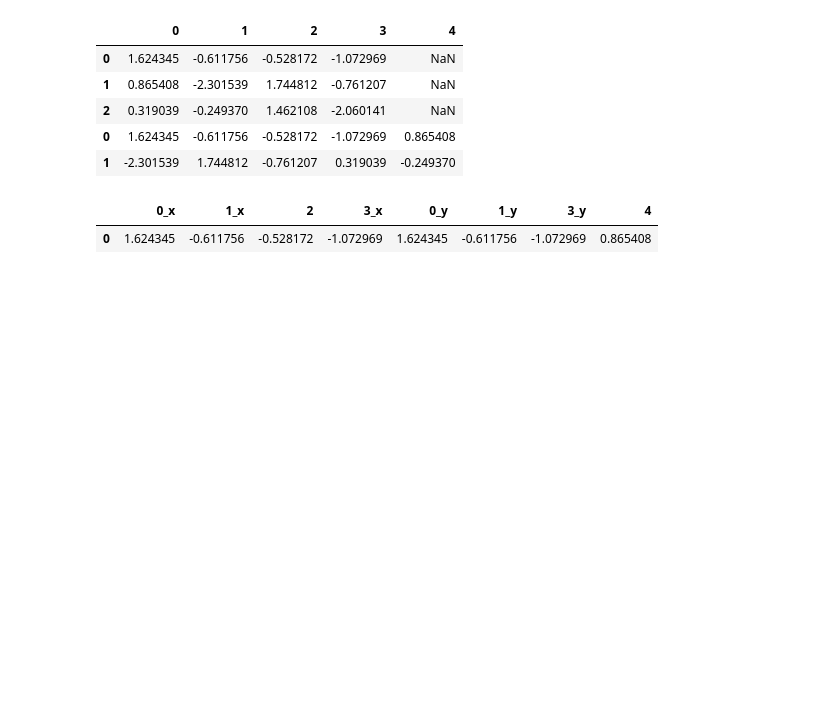
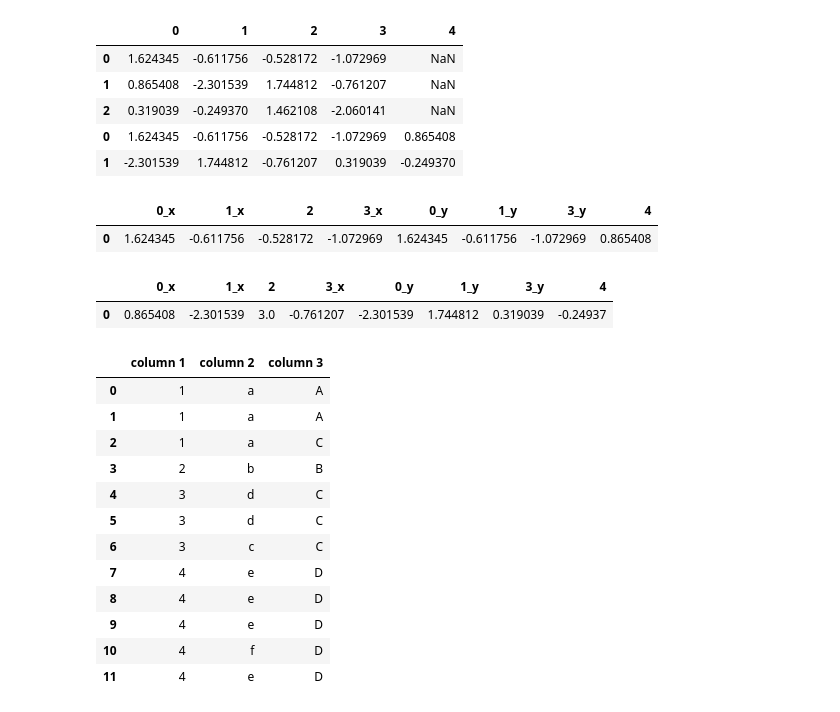
Before and after one commit to lutherkhill/hands_on_ipython_tutorial, a Jupyter notebook: Hands_on_ipython.ipynb, the cells around one changed output. Cells and saved outputs as stored; diff of their text form; code cells hidden in the pictures; blank space fills up the shorter version.

Commit message:
Complete examples of how to do basic data pre-processioning in jupyter notebook

```diff
--- a/Hands_on_ipython.ipynb
+++ b/Hands_on_ipython.ipynb
@@ -247,3 +247,31 @@ display(df_merg)
 # %% [output]
 |  | 0_x | 1_x | 2 | 3_x | 0_y | 1_y | 3_y | 4 |
 | 0 | 1.624345 | -0.611756 | -0.528172 | -1.072969 | 1.624345 | -0.611756 | -1.072969 | 0.865408 |
+# %%
+## change some values on '2'
+df2.iloc[1,2] = 3
+df2.iloc[0,2] = 4
+df1.iloc[1,2] = 3
+display(pd.merge(df1, df2, on=2))
+# %% [output]
+|  | 0_x | 1_x | 2 | 3_x | 0_y | 1_y | 3_y | 4 |
+| 0 | 0.865408 | -2.301539 | 3.0 | -0.761207 | -2.301539 | 1.744812 | 0.319039 | -0.24937 |
+# %%
+DF_obj2 = DataFrame({'column 1':[1,1,1,2,3,3,3,4,4,4,4,4],
+                   'column 2':['a','a','a','b','d','d','c','e','e','e','f','e'],
+                   'column 3': ['A','A','C','B','C','C','C','D','D','D','D','D']})
+display(DF_obj2)
+# %% [output]
+|  | column 1 | column 2 | column 3 |
+| 0 | 1 | a | A |
+| 1 | 1 | a | A |
+| 2 | 1 | a | C |
+| 3 | 2 | b | B |
+| 4 | 3 | d | C |
+| 5 | 3 | d | C |
+| 6 | 3 | c | C |
+| 7 | 4 | e | D |
+| 8 | 4 | e | D |
+| 9 | 4 | e | D |
+| 10 | 4 | f | D |
+| 11 | 4 | e | D |
```
Also changed, not shown: parts of 6 cells of this notebook.
